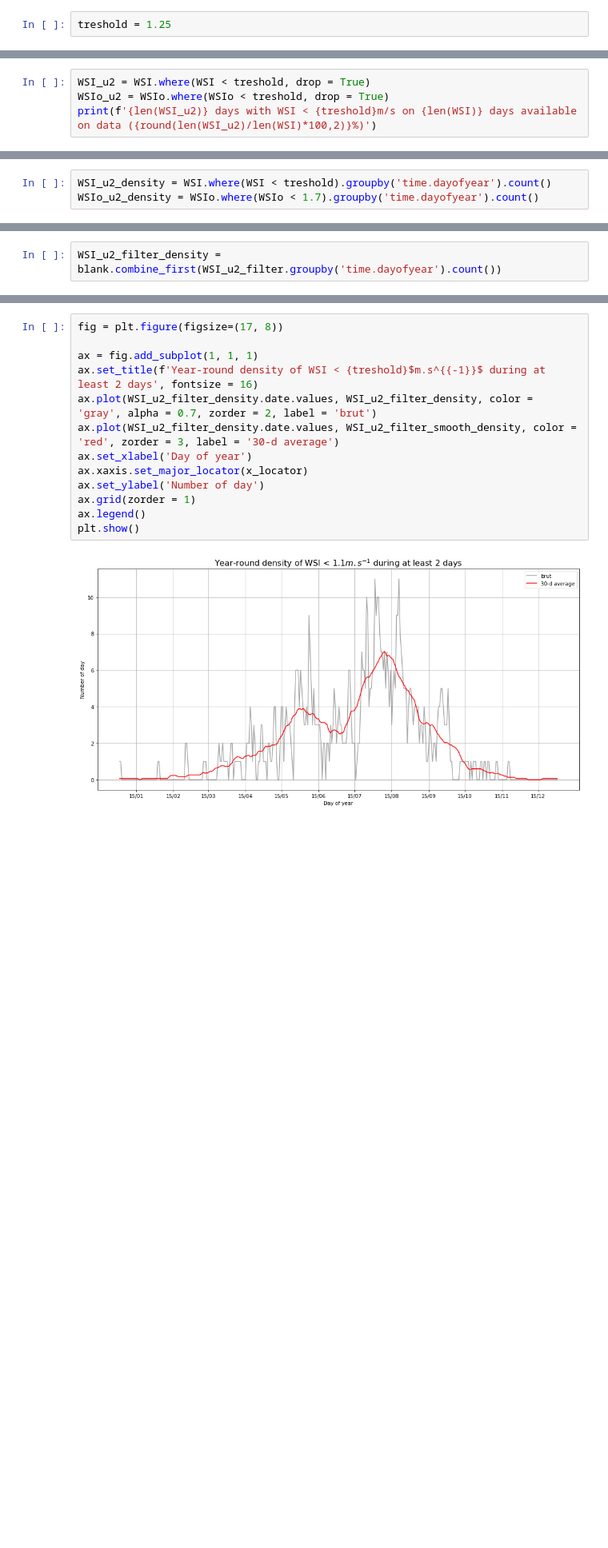
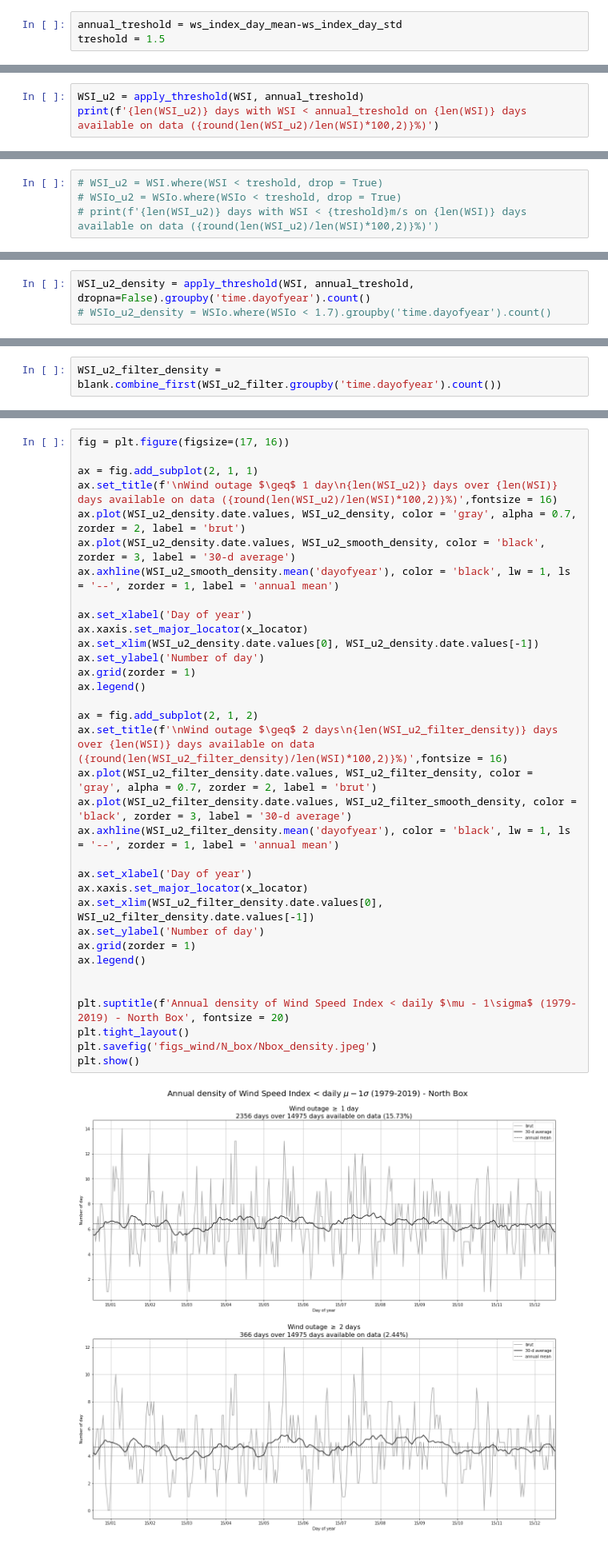
Before and after one commit to bchatelon/year_weather_regime, a Jupyter notebook: wind_outage.ipynb, the cells around one changed output, grey strips where cells are left out. Shown at 80% size. Cells and saved outputs as stored; diff of their text form; blank space fills up the shorter version.

```diff
--- a/wind_outage.ipynb
+++ b/wind_outage.ipynb
@@ -429,2 +456,3 @@ Treshold choice : $min(\mu-\sigma) \approx 1.1 m.s^{-1}$
 # %%
-treshold = 1.25
+annual_treshold = ws_index_day_mean-ws_index_day_std
+treshold = 1.5
@@ -430,0 +477,3 @@ treshold = 1.25
+# %%
+WSI_u2 = apply_threshold(WSI, annual_treshold)
+print(f'{len(WSI_u2)} days with WSI < annual_treshold on {len(WSI)} days available on data ({round(len(WSI_u2)/len(WSI)*100,2)}%)')
@@ -431,4 +482,4 @@ treshold = 1.25
 # %%
-WSI_u2 = WSI.where(WSI < treshold, drop = True)
-WSIo_u2 = WSIo.where(WSIo < treshold, drop = True)
-print(f'{len(WSI_u2)} days with WSI < {treshold}m/s on {len(WSI)} days available on data ({round(len(WSI_u2)/len(WSI)*100,2)}%)')
+# WSI_u2 = WSI.where(WSI < treshold, drop = True)
+# WSIo_u2 = WSIo.where(WSIo < treshold, drop = True)
+# print(f'{len(WSI_u2)} days with WSI < {treshold}m/s on {len(WSI)} days available on data ({round(len(WSI_u2)/len(WSI)*100,2)}%)')
@@ -459,6 +508,6 @@ plt.show()
 # %%
-WSI_u2_density = WSI.where(WSI < treshold).groupby('time.dayofyear').count()
-WSIo_u2_density = WSIo.where(WSIo < 1.7).groupby('time.dayofyear').count()
+WSI_u2_density = apply_threshold(WSI, annual_treshold, dropna=False).groupby('time.dayofyear').count()
+# WSIo_u2_density = WSIo.where(WSIo < 1.7).groupby('time.dayofyear').count()
 # %%
 WSI_u2_smooth_density = xr.concat([
     WSI_u2_density.roll(dayofyear=150, roll_coords= True).rolling(dayofyear=30, center=True).mean().roll(dayofyear=-150, roll_coords= True)[:15],
@@ -525,17 +578,38 @@ WSI_u2_filter_smooth_density = xr.concat([
 WSI_u2_filter_smooth_density = WSI_u2_filter_smooth_density.assign_coords({'date' : ('dayofyear', dates)}).drop_vars('dayofyear')
 WSI_u2_filter_density = WSI_u2_filter_density.assign_coords({'date' : ('dayofyear', dates)}).drop_vars('dayofyear')
 # %%
-fig = plt.figure(figsize=(17, 8))
+fig = plt.figure(figsize=(17, 16))
 
-ax = fig.add_subplot(1, 1, 1)
-ax.set_title(f'Year-round density of WSI < {treshold}$m.s^{{-1}}$ during at least 2 days', fontsize = 16)
-ax.plot(WSI_u2_filter_density.date.values, WSI_u2_filter_density, color = 'gray', alpha = 0.7, zorder = 2, label = 'brut')
-ax.plot(WSI_u2_filter_density.date.values, WSI_u2_filter_smooth_density, color = 'red', zorder = 3, label = '30-d average')
+ax = fig.add_subplot(2, 1, 1)
+ax.set_title(f'\nWind outage $\geq$ 1 day\n{len(WSI_u2)} days over {len(WSI)} days available on data ({round(len(WSI_u2)/len(WSI)*100,2)}%)',fontsize = 16)
+ax.plot(WSI_u2_density.date.values, WSI_u2_density, color = 'gray', alpha = 0.7, zorder = 2, label = 'brut')
+ax.plot(WSI_u2_density.date.values, WSI_u2_smooth_density, color = 'black', zorder = 3, label = '30-d average')
+ax.axhline(WSI_u2_smooth_density.mean('dayofyear'), color = 'black', lw = 1, ls = '--', zorder = 1, label = 'annual mean')
+
 ax.set_xlabel('Day of year')
 ax.xaxis.set_major_locator(x_locator)
+ax.set_xlim(WSI_u2_density.date.values[0], WSI_u2_density.date.values[-1])
 ax.set_ylabel('Number of day')
 ax.grid(zorder = 1)
 ax.legend()
+
+ax = fig.add_subplot(2, 1, 2)
+ax.set_title(f'\nWind outage $\geq$ 2 days\n{len(WSI_u2_filter_density)} days over {len(WSI)} days available on data ({round(len(WSI_u2_filter_density)/len(WSI)*100,2)}%)',fontsize = 16)
+ax.plot(WSI_u2_filter_density.date.values, WSI_u2_filter_density, color = 'gray', alpha = 0.7, zorder = 2, label = 'brut')
+ax.plot(WSI_u2_filter_density.date.values, WSI_u2_filter_smooth_density, color = 'black', zorder = 3, label = '30-d average')
+ax.axhline(WSI_u2_filter_density.mean('dayofyear'), color = 'black', lw = 1, ls = '--', zorder = 1, label = 'annual mean')
+
+ax.set_xlabel('Day of year')
+ax.xaxis.set_major_locator(x_locator)
+ax.set_xlim(WSI_u2_filter_density.date.values[0], WSI_u2_filter_density.date.values[-1])
+ax.set_ylabel('Number of day')
+ax.grid(zorder = 1)
+ax.legend()
+
+
+plt.suptitle(f'Annual density of Wind Speed Index < daily $\mu - 1\sigma$ (1979-2019) - North Box', fontsize = 20)
+plt.tight_layout()
+plt.savefig('figs_wind/N_box/Nbox_density.jpeg')
 plt.show()
 # %% [output]
-[figure, old version]
+[figure, new version]
```
Also changed, not shown: parts of 30 cells of this notebook.
